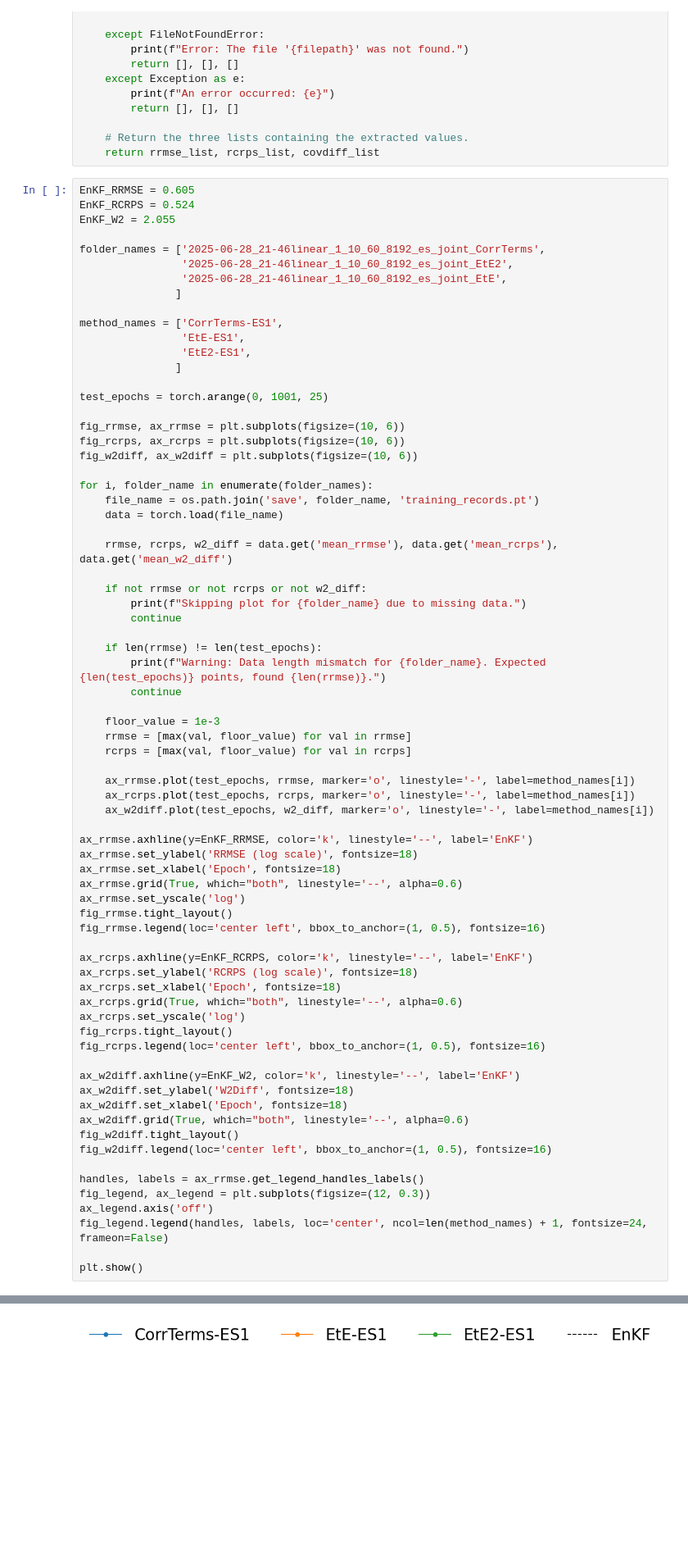
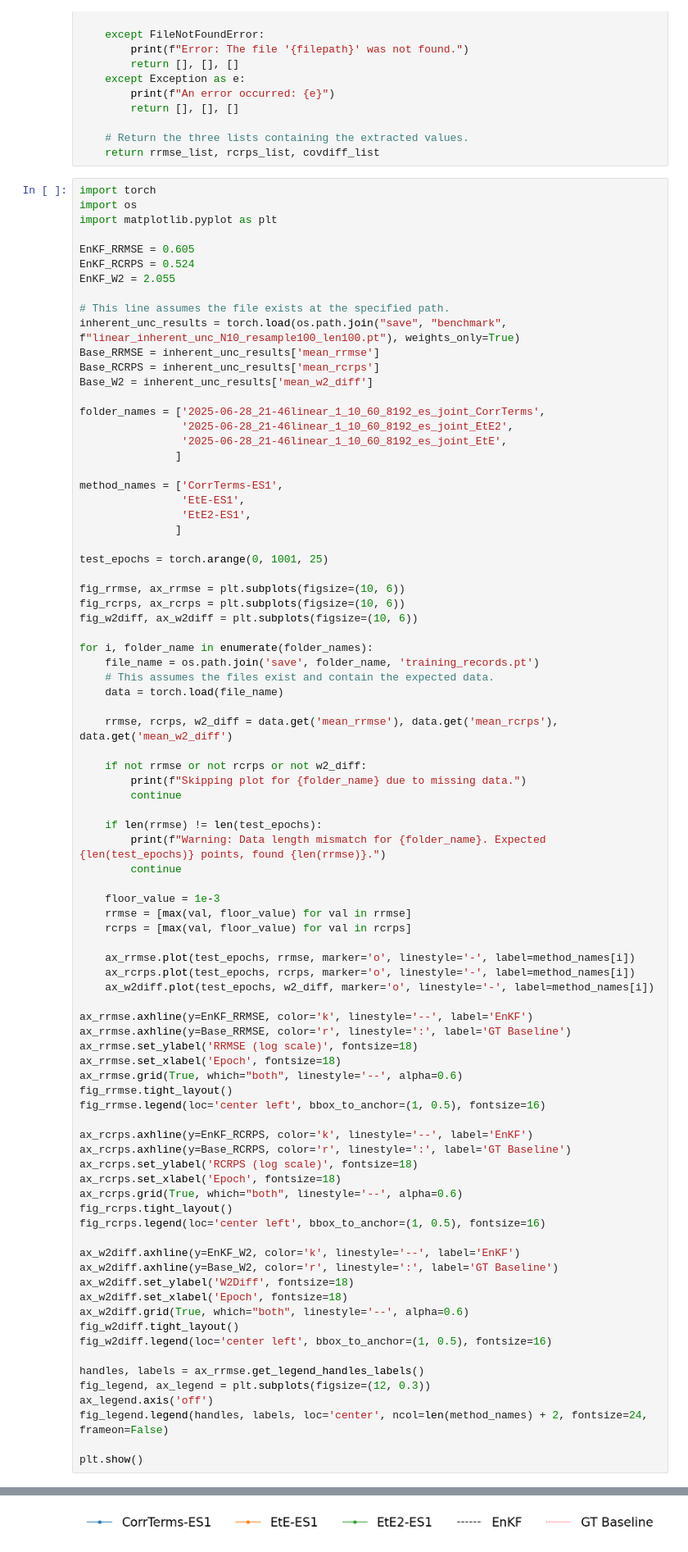
Before and after one commit to wispcarey/Proper-Scoring-Ensemble-Filter, a Jupyter notebook: test_notebooks/plot_linear.ipynb, the cells around one changed output, grey strips where cells are left out. Shown at 82% size. Drawn from its saved outputs; the diff is of its cells as text; blank space fills up the shorter version.

```diff
--- a/test_notebooks/plot_linear.ipynb
+++ b/test_notebooks/plot_linear.ipynb
@@ -74,9 +74,19 @@ def parse_metrics_from_file(filepath):
     # Return the three lists containing the extracted values.
     return rrmse_list, rcrps_list, covdiff_list
 # %%
+import torch
+import os
+import matplotlib.pyplot as plt
+
 EnKF_RRMSE = 0.605
 EnKF_RCRPS = 0.524
 EnKF_W2 = 2.055
+
+# This line assumes the file exists at the specified path.
+inherent_unc_results = torch.load(os.path.join("save", "benchmark", f"linear_inherent_unc_N10_resample100_len100.pt"), weights_only=True)
+Base_RRMSE = inherent_unc_results['mean_rrmse']
+Base_RCRPS = inherent_unc_results['mean_rcrps']
+Base_W2 = inherent_unc_results['mean_w2_diff']
 
 folder_names = ['2025-06-28_21-46linear_1_10_60_8192_es_joint_CorrTerms',
                 '2025-06-28_21-46linear_1_10_60_8192_es_joint_EtE2',
@@ -96,6 +106,7 @@ fig_w2diff, ax_w2diff = plt.subplots(figsize=(10, 6))
 
 for i, folder_name in enumerate(folder_names):
     file_name = os.path.join('save', folder_name, 'training_records.pt')
+    # This assumes the files exist and contain the expected data.
     data = torch.load(file_name)
 
     rrmse, rcrps, w2_diff = data.get('mean_rrmse'), data.get('mean_rcrps'), data.get('mean_w2_diff')
@@ -117,22 +128,23 @@ for i, folder_name in enumerate(folder_names):
     ax_w2diff.plot(test_epochs, w2_diff, marker='o', linestyle='-', label=method_names[i])
 
 ax_rrmse.axhline(y=EnKF_RRMSE, color='k', linestyle='--', label='EnKF')
+ax_rrmse.axhline(y=Base_RRMSE, color='r', linestyle=':', label='GT Baseline')
 ax_rrmse.set_ylabel('RRMSE (log scale)', fontsize=18)
 ax_rrmse.set_xlabel('Epoch', fontsize=18)
 ax_rrmse.grid(True, which="both", linestyle='--', alpha=0.6)
-ax_rrmse.set_yscale('log')
 fig_rrmse.tight_layout()
 fig_rrmse.legend(loc='center left', bbox_to_anchor=(1, 0.5), fontsize=16)
 
 ax_rcrps.axhline(y=EnKF_RCRPS, color='k', linestyle='--', label='EnKF')
+ax_rcrps.axhline(y=Base_RCRPS, color='r', linestyle=':', label='GT Baseline')
 ax_rcrps.set_ylabel('RCRPS (log scale)', fontsize=18)
 ax_rcrps.set_xlabel('Epoch', fontsize=18)
 ax_rcrps.grid(True, which="both", linestyle='--', alpha=0.6)
-ax_rcrps.set_yscale('log')
 fig_rcrps.tight_layout()
 fig_rcrps.legend(loc='center left', bbox_to_anchor=(1, 0.5), fontsize=16)
 
 ax_w2diff.axhline(y=EnKF_W2, color='k', linestyle='--', label='EnKF')
+ax_w2diff.axhline(y=Base_W2, color='r', linestyle=':', label='GT Baseline')
 ax_w2diff.set_ylabel('W2Diff', fontsize=18)
 ax_w2diff.set_xlabel('Epoch', fontsize=18)
 ax_w2diff.grid(True, which="both", linestyle='--', alpha=0.6)
@@ -142,7 +154,7 @@ fig_w2diff.legend(loc='center left', bbox_to_anchor=(1, 0.5), fontsize=16)
 handles, labels = ax_rrmse.get_legend_handles_labels()
 fig_legend, ax_legend = plt.subplots(figsize=(12, 0.3))
 ax_legend.axis('off')
-fig_legend.legend(handles, labels, loc='center', ncol=len(method_names) + 1, fontsize=24, frameon=False)
+fig_legend.legend(handles, labels, loc='center', ncol=len(method_names) + 2, fontsize=24, frameon=False)
 
 plt.show()
 # %% [output]
@@ -152,4 +164,4 @@ plt.show()
-[figure, old version]
+[figure, new version]
 # %%
 # # --- 1. Setup your experiment data ---
 # # Define the folder and method names for your experiments.
```
Also changed, not shown: parts of 1 cell of this notebook, 12 other files.
